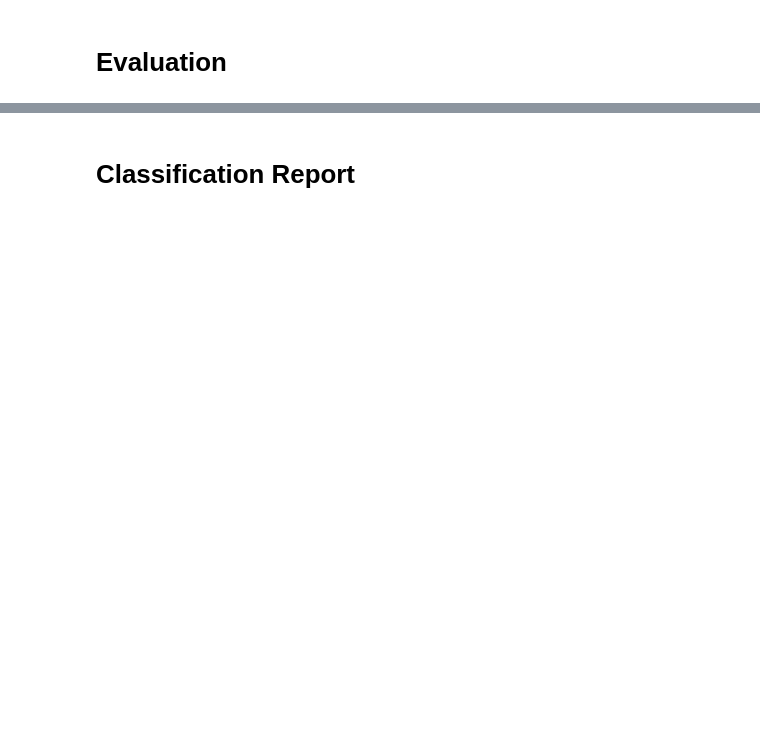
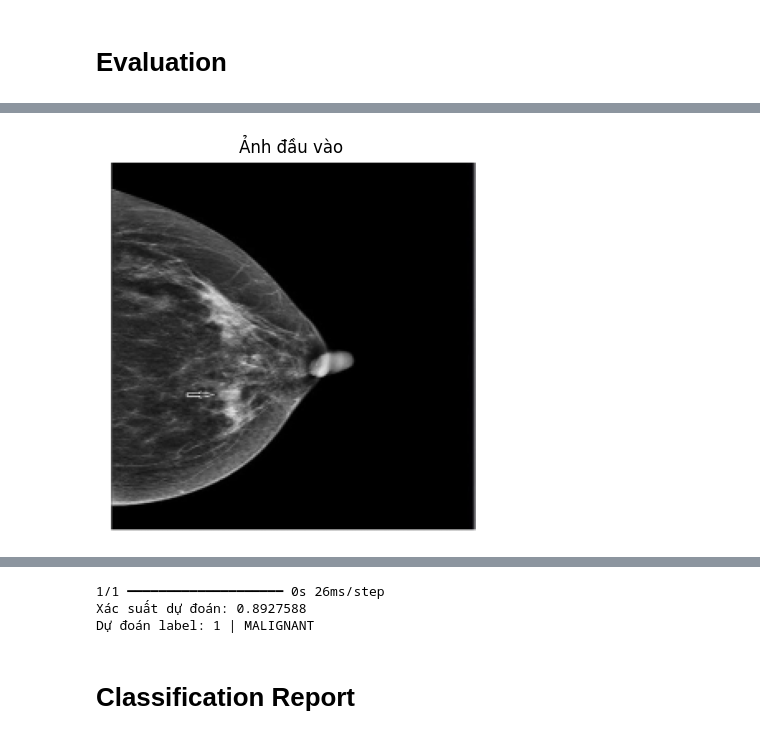
Before and after one commit to NguyenTam03/breast-cancer, a Jupyter notebook: breast-cancer-cnn.ipynb, the cells around one changed output, grey strips where cells are left out. Cells and saved outputs as stored; diff of their text form; code cells hidden in the pictures; blank space fills up the shorter version.

```diff
--- a/breast-cancer-cnn.ipynb
+++ b/breast-cancer-cnn.ipynb
@@ -556,0 +632,12 @@ model.evaluate(X_test, y_test)
+# %%
+flatten_layer = model.get_layer('flatten_2')
+feature_extractor = Model(inputs=model.layers[0].input, outputs=flatten_layer.output)
+
+X_train_feat = feature_extractor.predict(X_train)
+X_val_feat = feature_extractor.predict(X_val)
+X_test_feat = feature_extractor.predict(X_test)
+
+# Đảm bảo là 2D
+X_train_feat = X_train_feat.reshape(X_train_feat.shape[0], -1)
+X_val_feat = X_val_feat.reshape(X_val_feat.shape[0], -1)
+X_test_feat = X_test_feat.reshape(X_test_feat.shape[0], -1)
@@ -556,0 +721,43 @@ model.evaluate(X_test, y_test)
+# %%
+# ...existing code...
+
+import cv2
+import numpy as np
+from keras.models import load_model
+import matplotlib.pyplot as plt
+
+def preprocess_image(image_path, target_size=(224, 224, 3)):
+    image = cv2.imread(image_path)
+    image = cv2.cvtColor(image, cv2.COLOR_BGR2RGB)
+    image = cv2.resize(image, (target_size[1], target_size[0]))
+    image = image / 255.0
+    return image
+
+# Đường dẫn ảnh cần dự đoán
+img_path = r'c:\Users\Admin\Downloads\screenshot_1758809324.png'  # <-- thay bằng đường dẫn ảnh thực tế
+
+# Tiền xử lý ảnh
+img = preprocess_image(img_path)
+plt.imshow(img)
+plt.title("Ảnh đầu vào")
+plt.axis('off')
+plt.show()
+
+# Chuyển ảnh thành vector đặc trưng (feature vector)
+img_feat = feature_extractor.predict(img.reshape(1, *img.shape))
+img_feat_gwo = img_feat[:, idx_selected]
+
+# Dự đoán
+
+# ...existing code...
+# loaded_model = load_model('breast_cancer_cnn_model.h5')
+# pred_prob = loaded_model.predict(img.reshape(1, *img.shape))
+# ...existing code...
+loaded_model = load_model('model_gwo_selected_feature.h5')
+pred_prob = loaded_model.predict(img_feat_gwo)
+pred_label = int(pred_prob[0, 0] > 0.5)
+print("Xác suất dự đoán:", pred_prob[0, 0])
+print("Dự đoán label:", pred_label, "|", "MALIGNANT" if pred_label == 1 else "BENIGN")
+# ...existing code...
+# %% [output]
+[figure, added]
@@ -557,3 +766,6 @@ model.evaluate(X_test, y_test)
+1/1 ━━━━━━━━━━━━━━━━━━━━ 0s 26ms/step
+Xác suất dự đoán: 0.8927588
+Dự đoán label: 1 | MALIGNANT
 # %% [markdown]
 # Classification Report
 # %%
```
Also changed, not shown: parts of 14 cells of this notebook.
